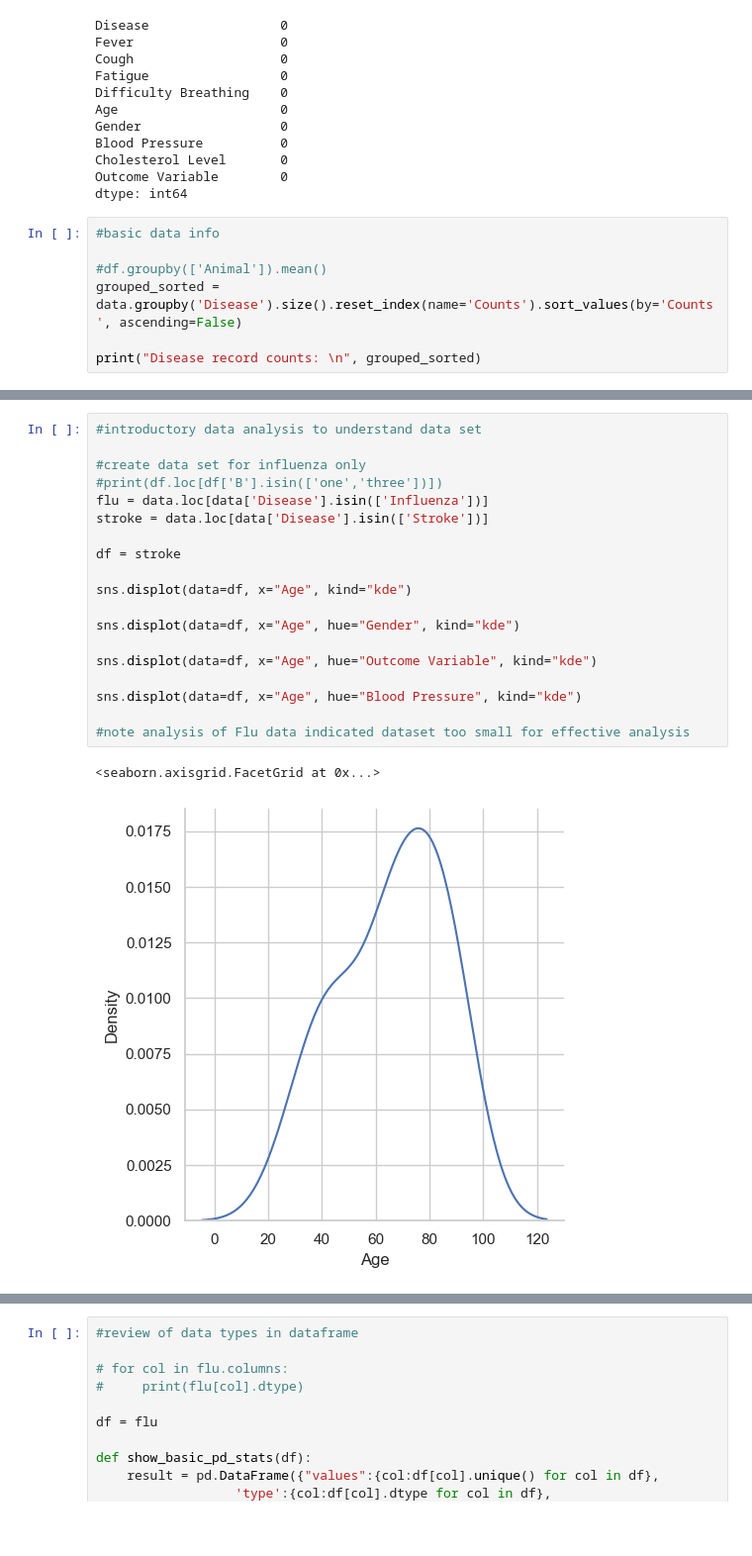
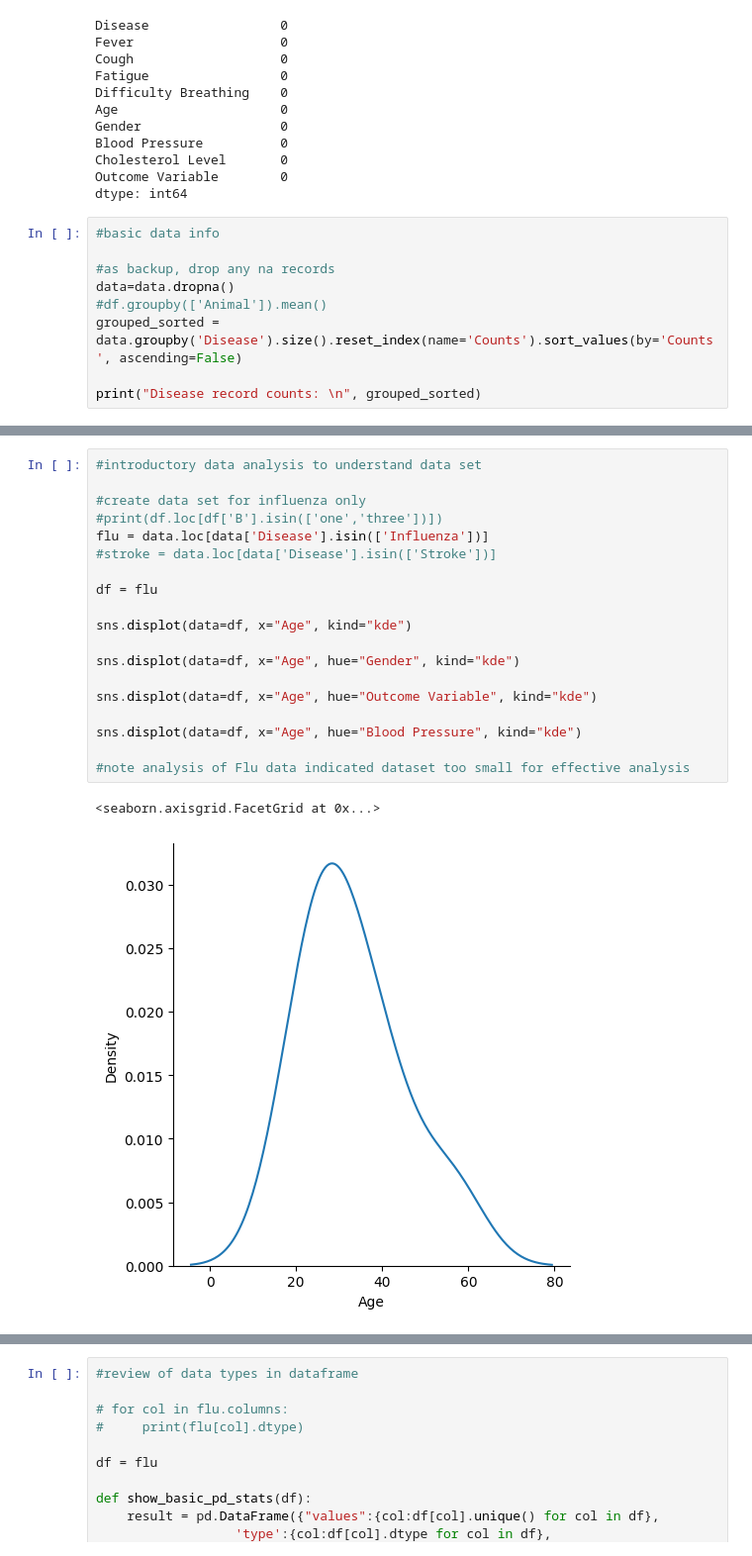
Before and after one commit to aminteer/ucbintroslsupervisedlearningfinal, a Jupyter notebook: healthdatanalysis.ipynb, the cells around one changed output, grey strips where cells are left out. Shown at 99% size. Saved outputs shown, nothing was run; the diff lists cells and outputs as text; blank space fills up the shorter version.

```diff
--- a/healthdatanalysis.ipynb
+++ b/healthdatanalysis.ipynb
@@ -64,6 +78,8 @@ dtype: int64
 # %%
 #basic data info
 
+#as backup, drop any na records
+data=data.dropna()
 #df.groupby(['Animal']).mean()
 grouped_sorted = data.groupby('Disease').size().reset_index(name='Counts').sort_values(by='Counts', ascending=False)
 
@@ -87,22 +103,22 @@ Disease record counts:
 # %%
 #introductory data analysis to understand data set
 
 #create data set for influenza only
 #print(df.loc[df['B'].isin(['one','three'])])
 flu = data.loc[data['Disease'].isin(['Influenza'])]
-stroke = data.loc[data['Disease'].isin(['Stroke'])]
+#stroke = data.loc[data['Disease'].isin(['Stroke'])]
 
-df = stroke
+df = flu
 
 sns.displot(data=df, x="Age", kind="kde")
 
 sns.displot(data=df, x="Age", hue="Gender", kind="kde")
 
 sns.displot(data=df, x="Age", hue="Outcome Variable", kind="kde")
 
 sns.displot(data=df, x="Age", hue="Blood Pressure", kind="kde")
 
 #note analysis of Flu data indicated dataset too small for effective analysis
 # %% [output]
 <seaborn.axisgrid.FacetGrid at 0x...>
-[figure, old version]
+[figure, new version]
```
Also changed, not shown: parts of 17 cells of this notebook, 1 other file.
